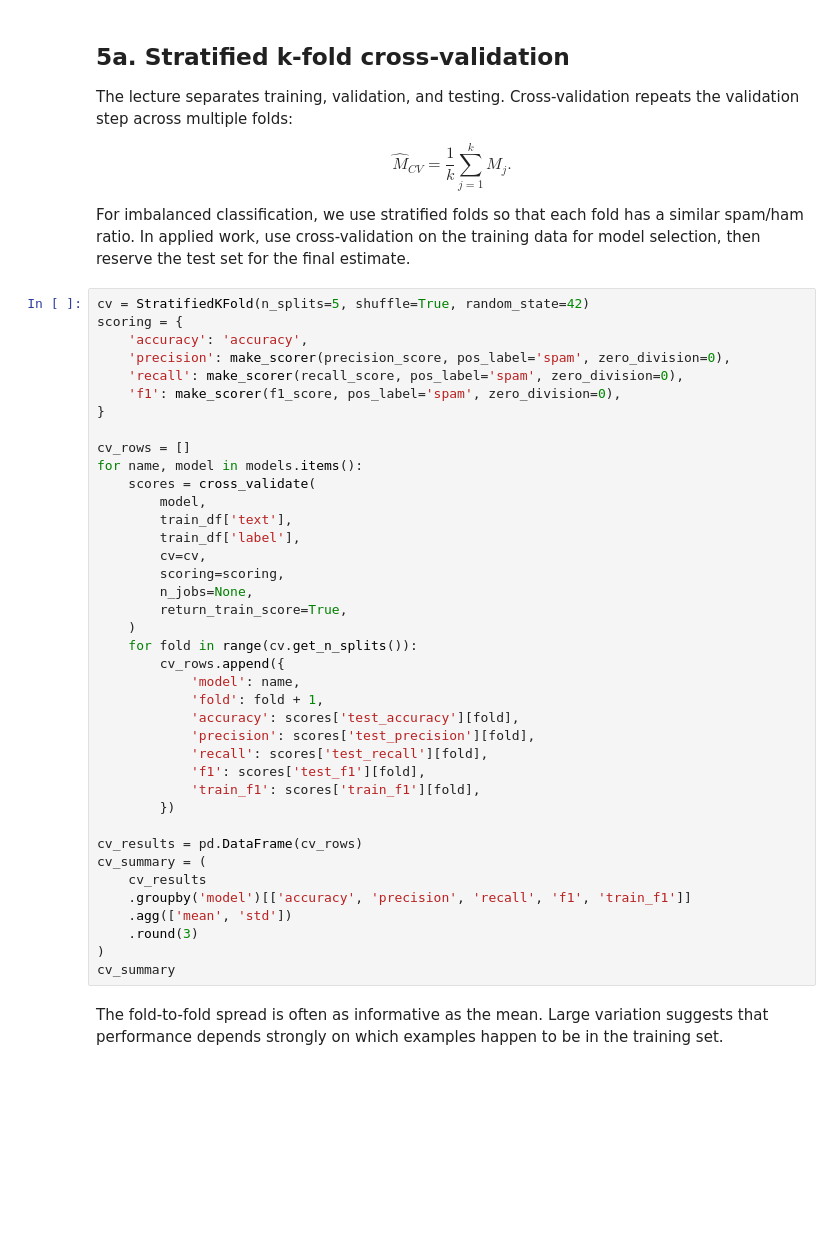
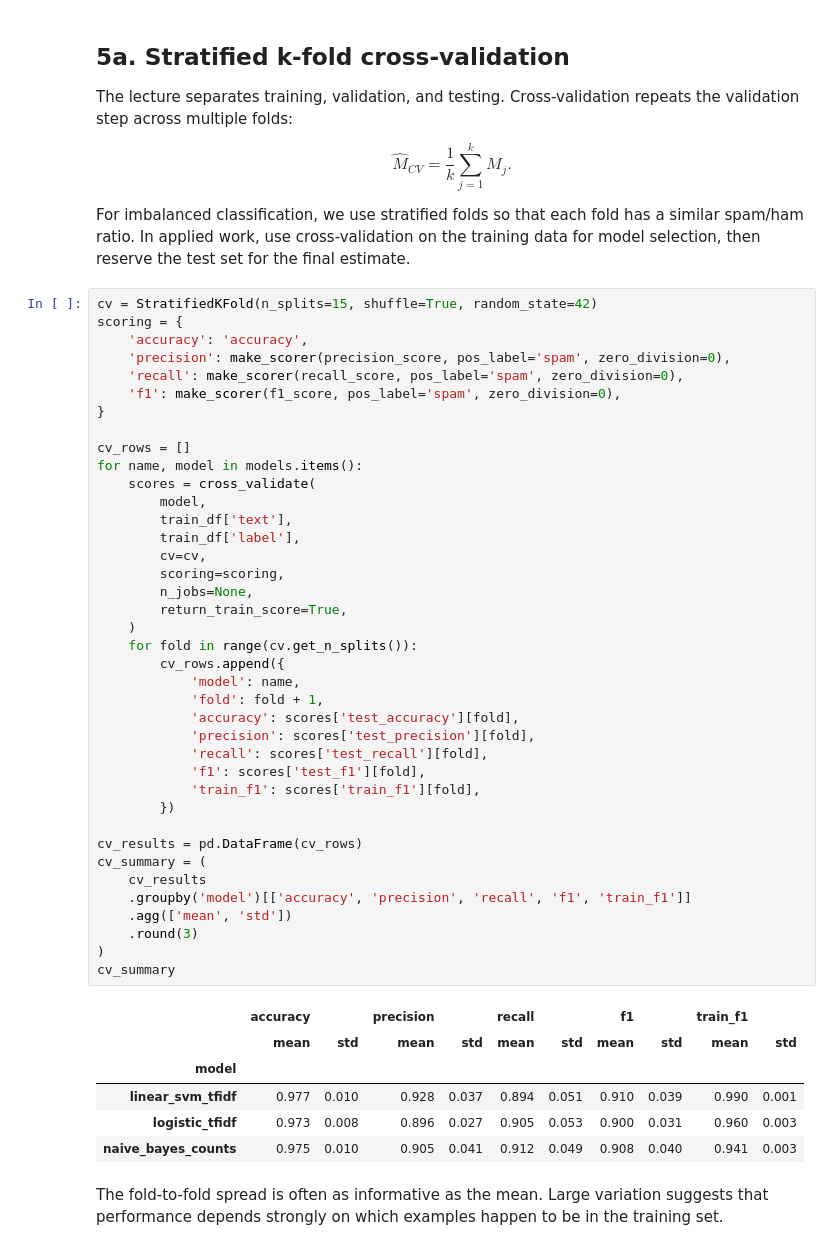
Before and after one commit to PeterTolochko/MethodsNET_Summer_School, a Jupyter notebook: materials/notebooks/day_2_labels_and_classification.ipynb, the cells around one changed output. Saved outputs shown, nothing was run; the diff lists cells and outputs as text; blank space fills up the shorter version.

```diff
--- a/materials/notebooks/day_2_labels_and_classification.ipynb
+++ b/materials/notebooks/day_2_labels_and_classification.ipynb
@@ -545,7 +717,7 @@ $$\widehat{M}_{CV} = \frac{1}{k}\sum_{j=1}^{k} M_j.$$
 
 For imbalanced classification, we use stratified folds so that each fold has a similar spam/ham ratio. In applied work, use cross-validation on the training data for model selection, then reserve the test set for the final estimate.
 # %%
-cv = StratifiedKFold(n_splits=5, shuffle=True, random_state=42)
+cv = StratifiedKFold(n_splits=15, shuffle=True, random_state=42)
 scoring = {
     'accuracy': 'accuracy',
     'precision': make_scorer(precision_score, pos_label='spam', zero_division=0),
@@ -556,33 +728,40 @@ scoring = {
 cv_rows = []
 for name, model in models.items():
     scores = cross_validate(
         model,
         train_df['text'],
         train_df['label'],
         cv=cv,
         scoring=scoring,
         n_jobs=None,
         return_train_score=True,
     )
     for fold in range(cv.get_n_splits()):
         cv_rows.append({
             'model': name,
             'fold': fold + 1,
             'accuracy': scores['test_accuracy'][fold],
             'precision': scores['test_precision'][fold],
             'recall': scores['test_recall'][fold],
             'f1': scores['test_f1'][fold],
             'train_f1': scores['train_f1'][fold],
         })
 
 cv_results = pd.DataFrame(cv_rows)
 cv_summary = (
     cv_results
     .groupby('model')[['accuracy', 'precision', 'recall', 'f1', 'train_f1']]
     .agg(['mean', 'std'])
     .round(3)
 )
 cv_summary
+# %% [output]
+|  | accuracy |  | precision |  | recall |  | f1 |  | train_f1 |  |
+|  | mean | std | mean | std | mean | std | mean | std | mean | std |
+| model |  |  |  |  |  |  |  |  |  |  |
+| linear_svm_tfidf | 0.977 | 0.010 | 0.928 | 0.037 | 0.894 | 0.051 | 0.910 | 0.039 | 0.990 | 0.001 |
+| logistic_tfidf | 0.973 | 0.008 | 0.896 | 0.027 | 0.905 | 0.053 | 0.900 | 0.031 | 0.960 | 0.003 |
+| naive_bayes_counts | 0.975 | 0.010 | 0.905 | 0.041 | 0.912 | 0.049 | 0.908 | 0.040 | 0.941 | 0.003 |
 # %% [markdown]
 The fold-to-fold spread is often as informative as the mean. Large variation suggests that performance depends strongly on which examples happen to be in the training set.
 # %%
```
Also changed, not shown: parts of 33 cells of this notebook, 2 other files.
